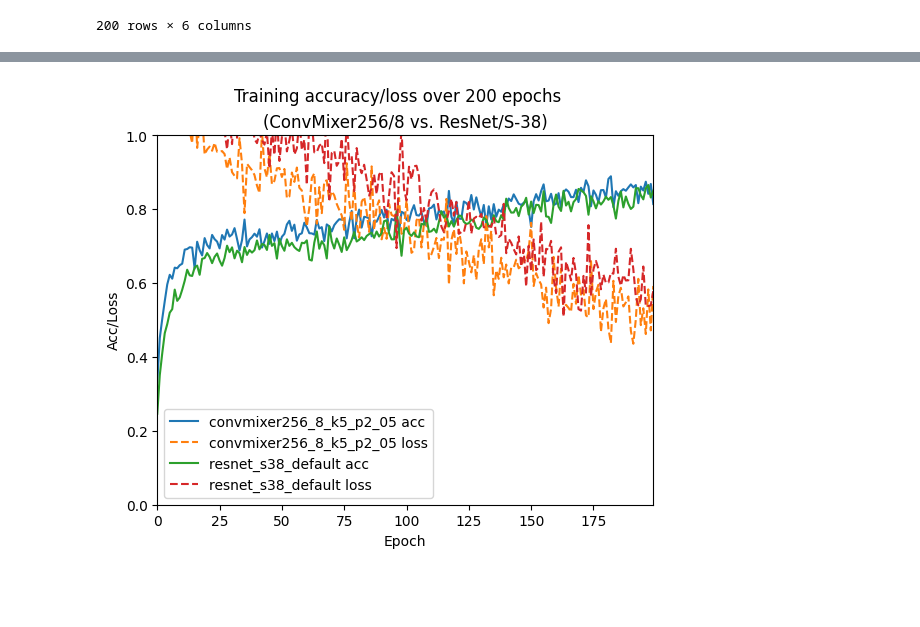
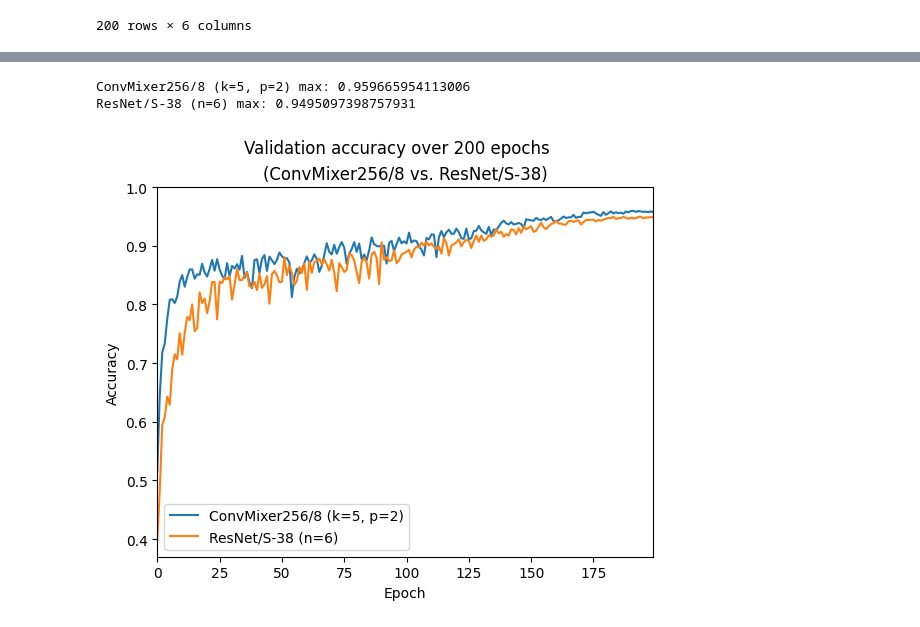
Before and after one commit to cprimel/cifar10-pytorch, a Jupyter notebook: examples/plots.ipynb, the cells around one changed output, grey strips where cells are left out. Drawn from its saved outputs; the diff is of its cells as text; code cells hidden in the pictures; blank space fills up the shorter version.

```diff
--- a/examples/plots.ipynb
+++ b/examples/plots.ipynb
@@ -57,15 +83,17 @@ plt.show()
 # %%
 plt.figure()
 sample = experiments[2::3]
+labels = ['k=5, p=1', 'k=5, p=2', 'k=9, p=1']
 for idx, experiment in enumerate(sample):
-    plt.plot(data[idx].val_acc, label=sample[idx])
+    plt.plot(data[2::3][idx].val_acc, label=labels[idx])
+    print(f"{labels[idx]} max: {data[2::3][idx].val_acc.max()}")
 plt.legend()
 plt.xlabel('Epoch')
 plt.xlim(0,99)
-plt.ylabel('Acc')
-plt.ylim(0,1.0)
+plt.ylabel('Accuracy')
+plt.ylim(top=1.0)
 plt.suptitle("Validation accuracy over 100 epochs")
-plt.title("(Lvl 2 Augmentation)")
+plt.title("(h=256, d=8, Lvl 2 Augmentation)")
 plt.savefig("../publish/images/val_lvl2.png", dpi=300)
 plt.show()
 # %% [output]
@@ -93,3 +144,22 @@ data_final[0]
 | 198 | 0.471705 | 0.867932 | 0.154704 | 0.958689 | 6.494101e-06 | 86.975997 |
 | 199 | 0.591795 | 0.813682 | 0.184795 | 0.957067 | 2.000000e-07 | 87.548942 |
 200 rows × 6 columns
+# %%
+plt.figure()
+samples = [final_results, resnset_s_results]
+labels =['ConvMixer256/8 (k=5, p=2)', 'ResNet/S-38 (n=6)']
+for idx, experiment in enumerate(samples):
+    plt.plot(data_final[idx].train_acc, label=f"{labels[idx]} accuracy")
+    print(f"{labels[idx]} max: {data_final[idx].train_acc.max()}")
+    loss = data_final[idx].train_loss
+    loss_normalized = (loss - loss.min()) / (loss.max() - loss.min())
+    plt.plot(loss_normalized, linestyle='dashed', label=f"{labels[idx]} loss (normalized)")
+plt.legend()
+plt.xlabel('Epoch')
+plt.xlim(0,199)
+plt.ylabel('Accuracy / Loss (normalized)')
+plt.ylim(top=1.0)
+plt.suptitle("Training metrics over 200 epochs")
+plt.title("(ConvMixer256/8 vs. ResNet/S-38)")
+plt.savefig("../publish/images/final_training.png", dpi=300)
+plt.show()
@@ -96,17 +170,20 @@ data_final[0]
 # %%
 plt.figure()
 samples = [final_results, resnset_s_results]
+labels =['ConvMixer256/8 (k=5, p=2)', 'ResNet/S-38 (n=6)']
 for idx, experiment in enumerate(samples):
-    plt.plot(data_final[idx].train_acc, label=f"{experiment} acc")
-    plt.plot(data_final[idx].train_loss, linestyle='dashed', label=f"{experiment} loss")
+    plt.plot(data_final[idx].val_acc, label=labels[idx])
+    print(f"{labels[idx]} max: {data_final[idx].val_acc.max()}")
 plt.legend()
 plt.xlabel('Epoch')
 plt.xlim(0,199)
-plt.ylabel('Acc/Loss')
-plt.ylim(0,1.0)
-plt.suptitle("Training accuracy/loss over 200 epochs")
+plt.ylabel('Accuracy')
+plt.ylim(top=1.0)
+plt.suptitle("Validation accuracy over 200 epochs")
 plt.title("(ConvMixer256/8 vs. ResNet/S-38)")
-plt.savefig("../publish/images/final_training.png", dpi=300)
+plt.savefig("../publish/images/final_validation.png", dpi=300)
 plt.show()
 # %% [output]
+ConvMixer256/8 (k=5, p=2) max: 0.959665954113006
+ResNet/S-38 (n=6) max: 0.9495097398757931
-[figure, old version]
+[figure, new version]
```
Also changed, not shown: parts of 6 cells of this notebook, 8 other files.
